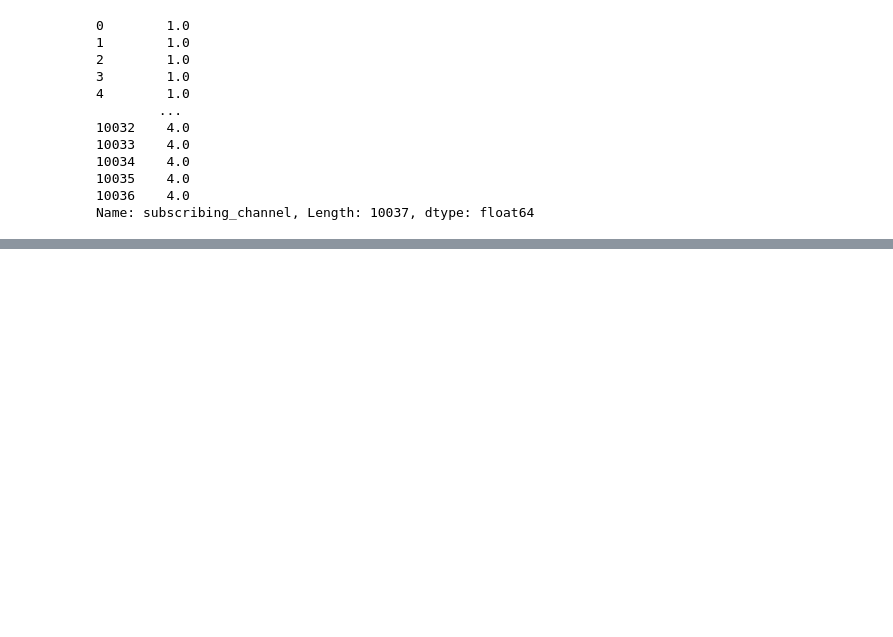
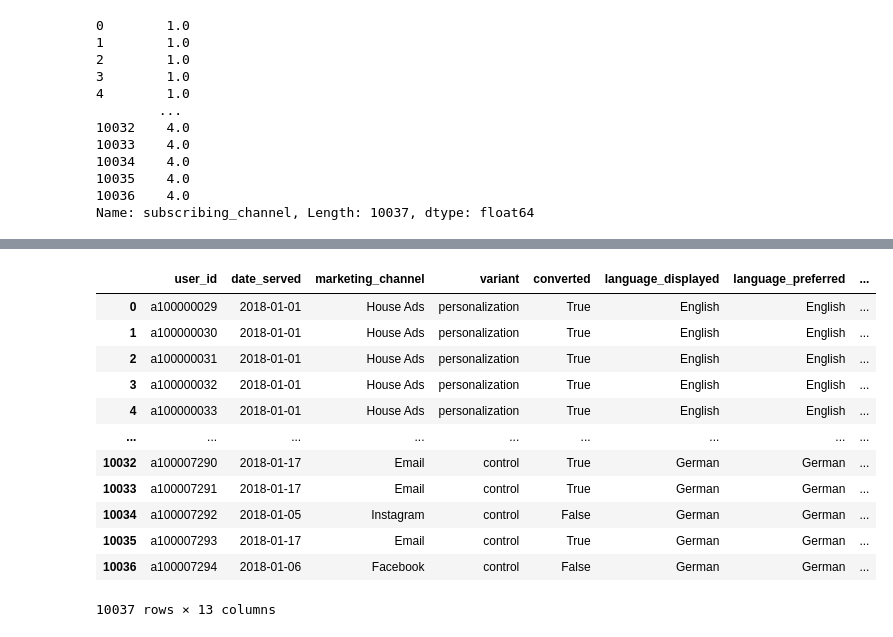
Before and after one commit to AlanVinicius357/AprendizagemMaquina-python, a Jupyter notebook: aula1.ipynb, the cells around one changed output, grey strips where cells are left out. Cells and saved outputs as stored; diff of their text form; code cells hidden in the pictures; blank space fills up the shorter version.

```diff
--- a/aula1.ipynb
+++ b/aula1.ipynb
@@ -171,0 +208,16 @@ Name: subscribing_channel, Length: 10037, dtype: float64
+# %%
+marketing
+# %% [output]
+|  | user_id | date_served | marketing_channel | variant | converted | language_displayed | language_preferred | ... |
+| 0 | a100000029 | 2018-01-01 | House Ads | personalization | True | English | English | ... |
+| 1 | a100000030 | 2018-01-01 | House Ads | personalization | True | English | English | ... |
+| 2 | a100000031 | 2018-01-01 | House Ads | personalization | True | English | English | ... |
+| 3 | a100000032 | 2018-01-01 | House Ads | personalization | True | English | English | ... |
+| 4 | a100000033 | 2018-01-01 | House Ads | personalization | True | English | English | ... |
+| ... | ... | ... | ... | ... | ... | ... | ... | ... |
+| 10032 | a100007290 | 2018-01-17 | Email | control | True | German | German | ... |
+| 10033 | a100007291 | 2018-01-17 | Email | control | True | German | German | ... |
+| 10034 | a100007292 | 2018-01-05 | Instagram | control | False | German | German | ... |
+| 10035 | a100007293 | 2018-01-17 | Email | control | True | German | German | ... |
+| 10036 | a100007294 | 2018-01-06 | Facebook | control | False | German | German | ... |
+10037 rows × 13 columns
```
Also changed, not shown: parts of 14 cells of this notebook.
